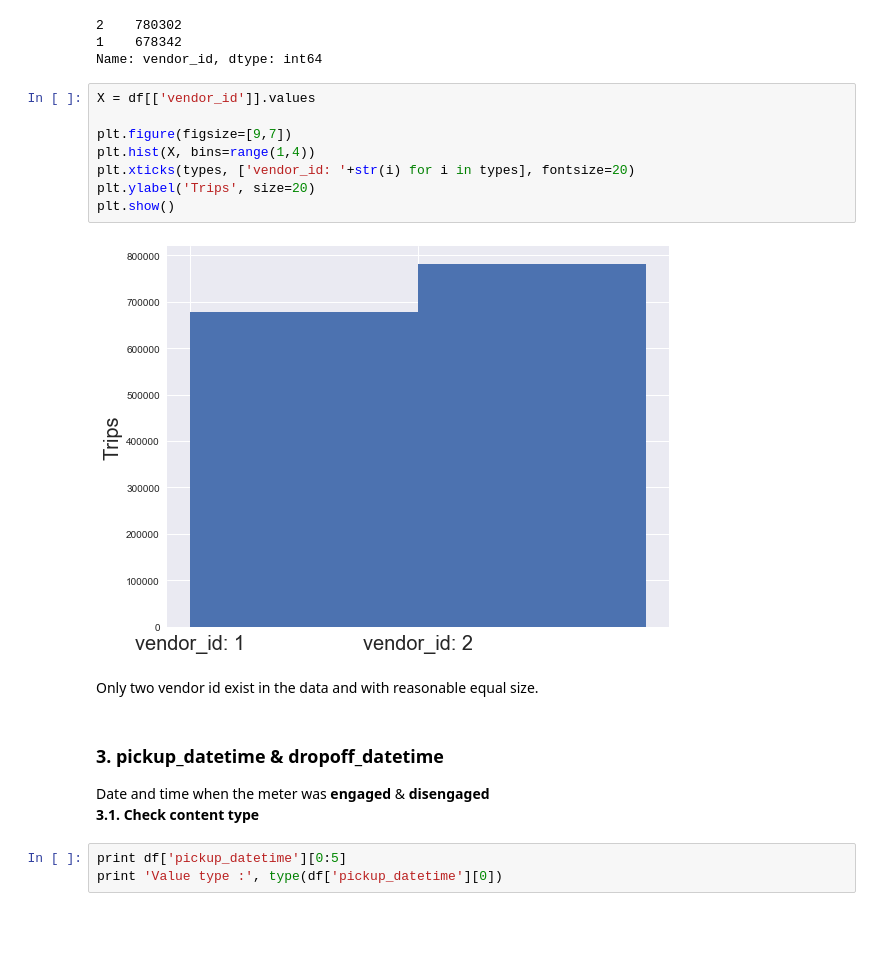
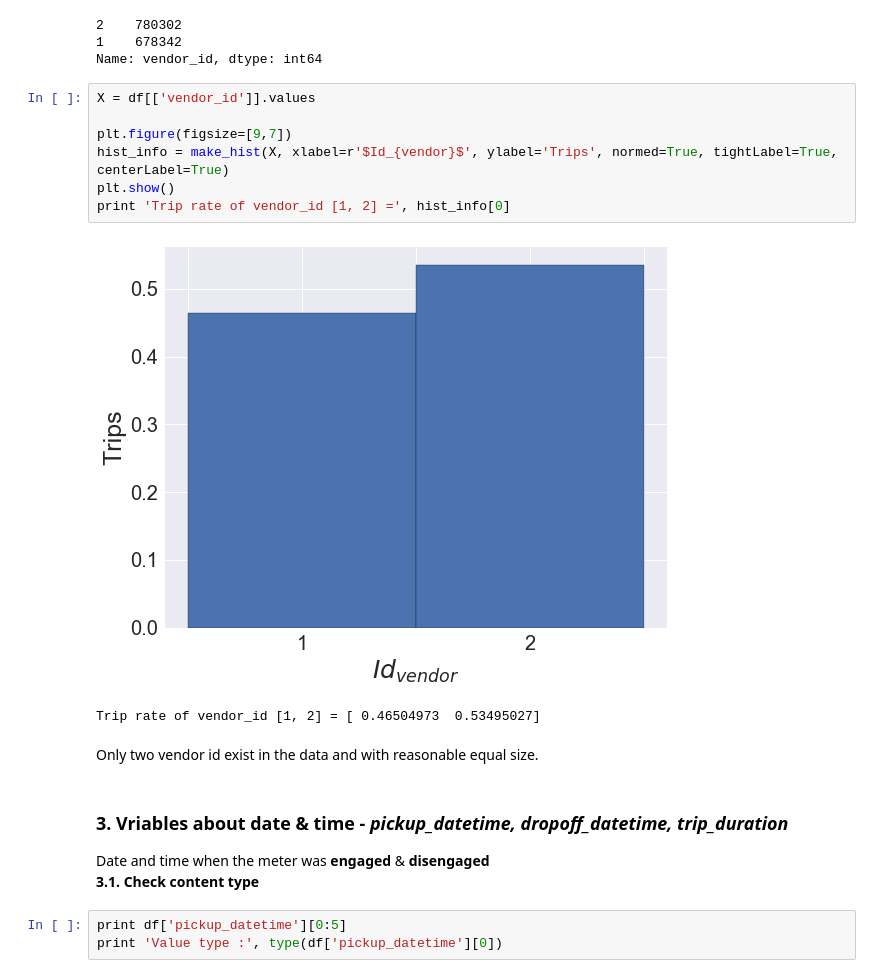
Before and after one commit to yennanliu/NYC_Taxi_Trip_Duration, a Jupyter notebook: notebook/EDA_jtsai_overview.ipynb, the cells around one changed output. Drawn from its saved outputs; the diff is of its cells as text; blank space fills up the shorter version.

```diff
--- a/notebook/EDA_jtsai_overview.ipynb
+++ b/notebook/EDA_jtsai_overview.ipynb
@@ -88,20 +198,20 @@ print sums
 2    780302
 1    678342
 Name: vendor_id, dtype: int64
-# %%
-X = df[['vendor_id']].values
-
-plt.figure(figsize=[9,7])
-plt.hist(X, bins=range(1,4))
-plt.xticks(types, ['vendor_id: '+str(i) for i in types], fontsize=20)
-plt.ylabel('Trips', size=20)
-plt.show()
-# %% [output]
-[figure, removed]
+# %%
+X = df[['vendor_id']].values
+
+plt.figure(figsize=[9,7])
+hist_info = make_hist(X, xlabel=r'$Id_{vendor}$', ylabel='Trips', normed=True, tightLabel=True, centerLabel=True)
+plt.show()
+print 'Trip rate of vendor_id [1, 2] =', hist_info[0]
+# %% [output]
+[figure, added]
+Trip rate of vendor_id [1, 2] = [ 0.46504973  0.53495027]
 # %% [markdown]
 Only two vendor id exist in the data and with reasonable equal size.
 # %% [markdown]
-### 3. pickup_datetime & dropoff_datetime
+### 3. Vriables about date & time - *pickup_datetime, dropoff_datetime, trip_duration*
 Date and time when the meter was **engaged** & **disengaged**<br />
 **3.1. Check content type**
 # %%
```
Also changed, not shown: parts of 33 cells of this notebook.
